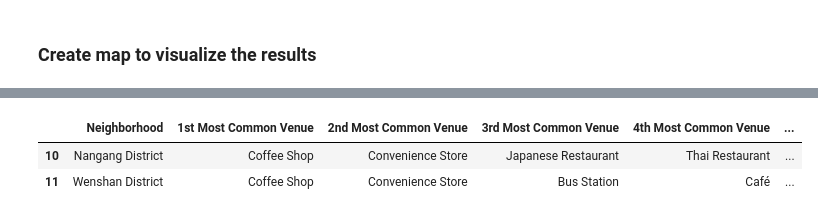
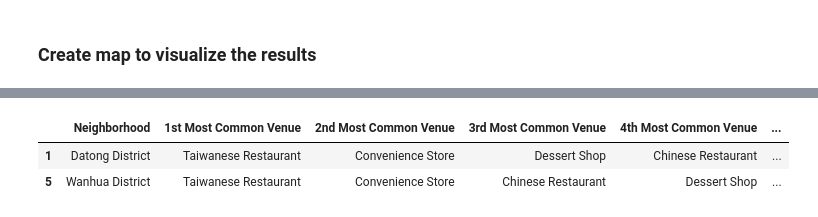
Before and after one commit to Julia-Yan-Jia/Coursera-Capstone, a Jupyter notebook: Taipei city guide for tourists.ipynb, the cells around one changed output, grey strips where cells are left out. Cells and saved outputs as stored; diff of their text form; code cells hidden in the pictures.

```diff
--- a/Taipei city guide for tourists.ipynb
+++ b/Taipei city guide for tourists.ipynb
@@ -418,9 +531,6 @@ neighborhoods_venues_sorted.head()
 # %%
-from sklearn.cluster import KMeans
 # set number of clusters
-kclusters = 4
-
-taipei_grouped_clustering = taipei_grouped.drop('Neighborhood', 1)
+kclusters = 2
 
 # run k-means clustering
 kmeans = KMeans(n_clusters=kclusters, random_state=0).fit(taipei_grouped_clustering)
@@ -433,7 +543,7 @@ array([3, 1, 1, 2, 0, 1, 0, 1, 2, 1], dtype=int32)
 #### Create a new dataframe that includes the cluster as well as the top 10 venues for each neighborhood.
 # %%
 # add clustering labels
-neighborhoods_venues_sorted.insert(0, 'Cluster Labels', kmeans.labels_)
+neighborhoods_venues_sorted.insert(0, 'Cluster Labels_2', kmeans.labels_)
 
 taipei_merged = taipei_df
 # %%
@@ -514,0 +791,4 @@ taipei_merged.loc[taipei_merged['Cluster Labels'] == 1, taipei_merged.columns[[1
+# %%
+k = 6
+kmeans_5 = KMeans(n_clusters=k, random_state=0).fit(taipei_grouped_clustering)
+kmeans_5.labels_[0:10]
@@ -514,0 +797,5 @@ taipei_merged.loc[taipei_merged['Cluster Labels'] == 1, taipei_merged.columns[[1
+# %%
+neighborhoods_venues_sorted.insert(0, 'Cluster Labels_6', kmeans_5.labels_)
+taipei_merged = taipei_df
+taipei_merged = taipei_merged.join(neighborhoods_venues_sorted.set_index('Neighborhood'), on='Neighborhood')
+taipei_merged.head()
@@ -515,9 +855,10 @@ taipei_merged.loc[taipei_merged['Cluster Labels'] == 1, taipei_merged.columns[[1
 # %%
 # Cluster 3
-taipei_merged.loc[taipei_merged['Cluster Labels'] == 2, taipei_merged.columns[[1] + list(range(5, taipei_merged.shape[1]))]]
+cluster_5_2=taipei_merged.loc[taipei_merged['Cluster Labels_6'] == 2, taipei_merged.columns[[1] + list(range(5, taipei_merged.shape[1]))]].drop(['Cluster Labels_2'], axis=1)
+cluster_5_2
 # %% [output]
 |  | Neighborhood | 1st Most Common Venue | 2nd Most Common Venue | 3rd Most Common Venue | 4th Most Common Venue | ... |
-| 10 | Nangang District | Coffee Shop | Convenience Store | Japanese Restaurant | Thai Restaurant | ... |
-| 11 | Wenshan District | Coffee Shop | Convenience Store | Bus Station | Café | ... |
+| 1 | Datong District | Taiwanese Restaurant | Convenience Store | Dessert Shop | Chinese Restaurant | ... |
+| 5 | Wanhua District | Taiwanese Restaurant | Convenience Store | Chinese Restaurant | Dessert Shop | ... |
 # %%
 # Cluster 4
```
Also changed, not shown: parts of 64 cells of this notebook.
